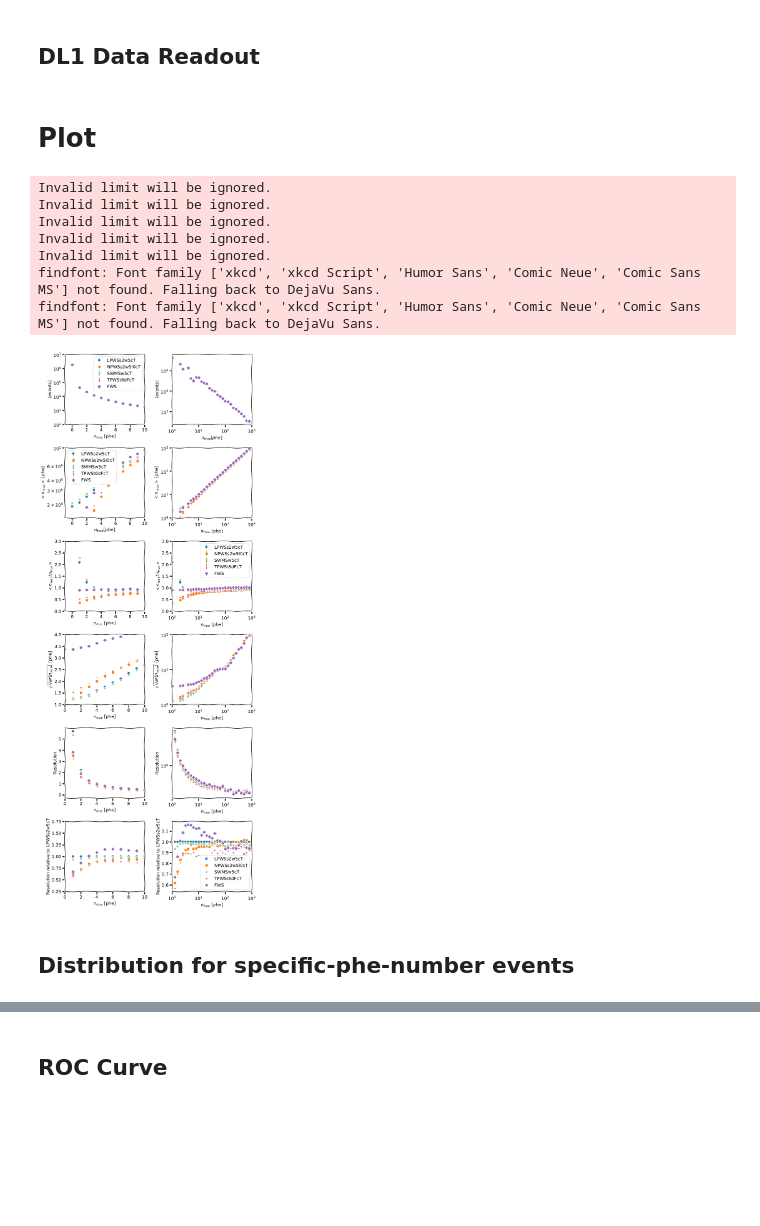
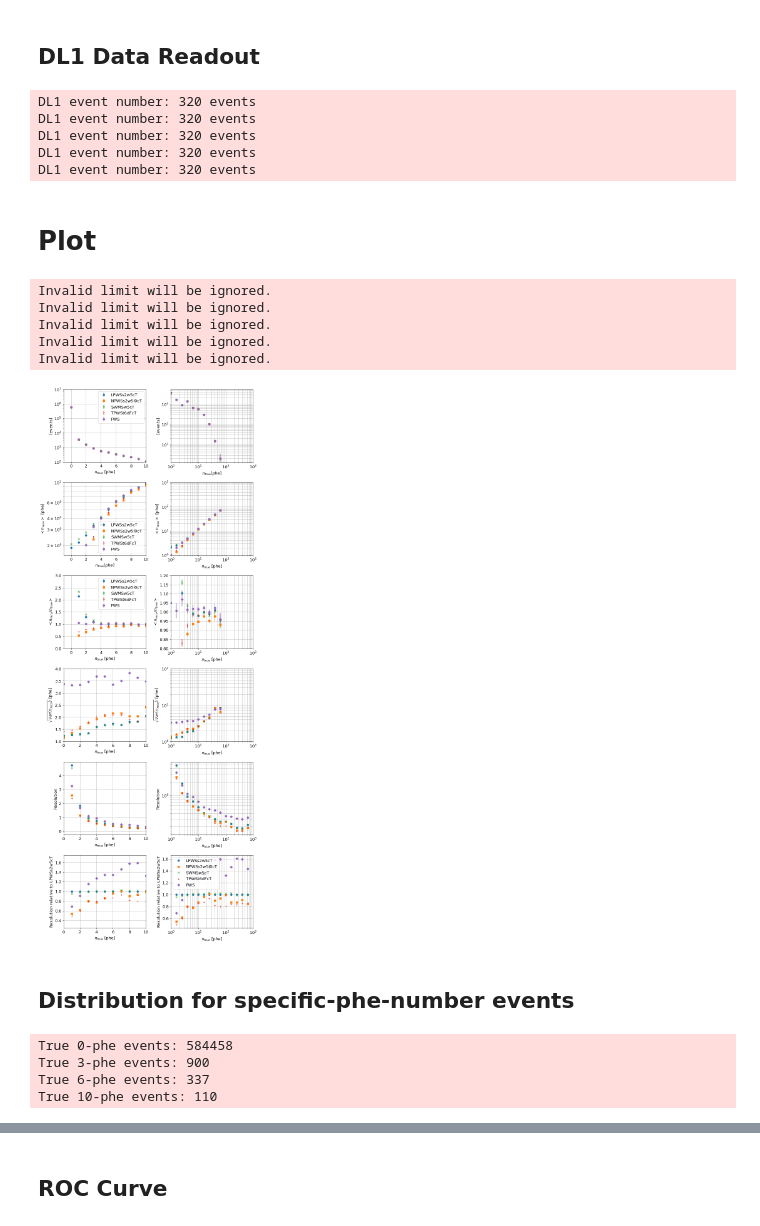
Before and after one commit to Mitsunari-Takahashi/cta-analysis, a Jupyter notebook: lst-pulselevel/compare_charge_extraction_methods.ipynb, the cells around one changed output, grey strips where cells are left out. Saved outputs shown, nothing was run; the diff lists cells and outputs as text; code cells hidden in the pictures; blank space fills up the shorter version.

Commit message:
Implemented shower event cut with MC energy

```diff
--- a/lst-pulselevel/compare_charge_extraction_methods.ipynb
+++ b/lst-pulselevel/compare_charge_extraction_methods.ipynb
@@ -123,3 +141,6 @@ for c in image_extracter_configs:
+# %%
+EMIN = 10 *u.GeV
+EMAX = 50 *u.GeV
 # %% [markdown]
 # MC DL0 data
 # %%
@@ -134,12 +155,19 @@ source.allowed_tels = allowed_tels
 counter = 0
 true_phe = []
 true_log10_phe = []
+true_energy = []
+event_used = []
 
 for event in source:
     event_id = event.index.event_id
     true_image = event.simulation.tel[tel_id].true_image
-    for trimg in true_image:
-        true_phe.append(trimg)
-        true_log10_phe.append(np.log10(max(0.1,trimg)))
-    counter+=1
-logger.debug(counter)
+    # Energy cut
+    if EMIN <= event.simulation.shower.energy < EMAX:
+        event_used.append(True)
+        for trimg in true_image:
+            true_phe.append(trimg)
+            true_log10_phe.append(np.log10(max(0.1,trimg)))
+        counter+=1
+    else:
+        event_used.append(False)
+logger.debug('{0} shower events'.format(counter))
@@ -146,6 +176,8 @@ logger.debug(counter)
 # %%
 true_phe = np.array(true_phe)
 true_log10_phe = np.array(true_log10_phe)
+event_used = np.array(event_used)
+#true_energy = np.array(true_energy)
 # %% [markdown]
 # DL1 data
 # %%
@@ -169,7 +201,15 @@ FullWaveformSum
 ## DL1 Data Readout
 # %%
 for image_extracter_config in image_extracter_configs:
-    image_extracter_config.read_dl1()
+    image_extracter_config.read_dl1(event_used)#emin=EMIN, emax=EMAX)
+    if len(image_extracter_config.dl1_reco_phe)!=len(true_phe):
+        logger.critical('The pulse number of DL0 and DL1 does not match!!!')
+# %% [output]
+DL1 event number: 320 events
+DL1 event number: 320 events
+DL1 event number: 320 events
+DL1 event number: 320 events
+DL1 event number: 320 events
 # %%
 for image_extracter_config in image_extracter_configs:
     image_extracter_config.calc_correlations(true_phe)
@@ -267,7 +307,7 @@ for i, image_extracter_config in enumerate(image_extracter_configs):
                           label=image_extracter_config.abbreviation)
     axes[iax][1].set_xscale('log')
     axes[iax][1].set_xlim(1, 1000)
-    axes[iax][1].set_ylim(0., 3)
+    axes[iax][1].set_ylim(0.8, 1.2)
     axes[iax][1].grid(True, which='both', axis='both')
     axes[iax][1].set_xlabel(r'$n_{true}$ [phe]')
     axes[iax][1].set_ylabel(r'$<n_{reco}/n_{true}>$')
@@ -327,43 +367,41 @@ for i, image_extracter_config in enumerate(image_extracter_configs):
                       MARKER_STYLES[i%len(MARKER_STYLES)], label=image_extracter_config.abbreviation)
     axes[iax][0].grid(True, which='both', axis='both')
     axes[iax][0].set_xlim(0, 10)
     axes[iax][0].set_ylim(0.25, 1.75)
     axes[iax][0].set_xlabel(r'$n_{true}$ [phe]')
     axes[iax][0].set_ylabel('Resolution relative to {0}'.format(image_extracter_config_benchmark.abbreviation))
 
     axes[iax][1].plot(logxvalues[1:], \
                       image_extracter_config.reco_stats['std'][0][1:len(logxvalues)] / \
                       image_extracter_config_benchmark.reco_stats['std'][0][1:len(logxvalues)] / \
                       (image_extracter_config.reco_stats['mean'][0][1:len(logxvalues)]-image_extracter_config.mean_phe_true0) * \
                       (image_extracter_config_benchmark.reco_stats['mean'][0][1:len(logxvalues)]-image_extracter_config_benchmark.mean_phe_true0), \
                       MARKER_STYLES[i%len(MARKER_STYLES)], label=image_extracter_config.abbreviation)
     axes[iax][1].set_xscale('log')
     #axes[iax][1].set_yscale('log')
     axes[iax][1].grid(True, which='both', axis='both')
     axes[iax][1].set_xlim(1, 1000)
     #axes[iax][0].set_ylim(0, 3)
     axes[iax][1].set_xlabel(r'$n_{true}$ [phe]')
     axes[iax][1].set_ylabel('Resolution relative to {0}'.format(image_extracter_config_benchmark.abbreviation))
 
 axes[0][0].legend(loc=0)
-axes[2][1].legend(loc=0)
+axes[2][0].legend(loc=0)
 axes[5][1].legend(loc=0)
 plt.tight_layout()
 # %% [output]
 Invalid limit will be ignored.
 Invalid limit will be ignored.
 Invalid limit will be ignored.
 Invalid limit will be ignored.
 Invalid limit will be ignored.
-findfont: Font family ['xkcd', 'xkcd Script', 'Humor Sans', 'Comic Neue', 'Comic Sans MS'] not found. Falling back to DejaVu Sans.
-findfont: Font family ['xkcd', 'xkcd Script', 'Humor Sans', 'Comic Neue', 'Comic Sans MS'] not found. Falling back to DejaVu Sans.
-[figure, old version]
+[figure, new version]
 # %% [markdown]
 ## Distribution for specific-phe-number events
 # %%
 list_true_phes = [0, 3, 6, 10] #List of the true photoelectron numbers to draw the distribution of the reconstructed phe
 mask_truephe = {}
-true_phe_bins = np.linspace(-10, 30, 201)
+true_phe_bins = np.linspace(-10, 30, 81)
 
 for tphe in list_true_phes:
     mask_truephe[tphe] = np.array(true_phe!=tphe)
@@ -375,6 +413,11 @@ for i, image_extracter_config in enumerate(image_extracter_configs):
         image_extracter_config.reco_phe_hists[tphe] = np.histogram(image_extracter_config.dl1_reco_phe, \
                                                                     weights=[float(1-m) for m in mask_truephe[tphe]], \
                                                                   bins=true_phe_bins)
+# %% [output]
+True 0-phe events: 584458
+True 3-phe events: 900
+True 6-phe events: 337
+True 10-phe events: 110
 # %%
 fig, axes = plt.subplots(len(image_extracter_configs), 1, figsize=(8, 4*len(image_extracter_configs)))
 for i, image_extracter_config in enumerate(image_extracter_configs):
```
Also changed, not shown: parts of 11 cells of this notebook, 1 other file.
